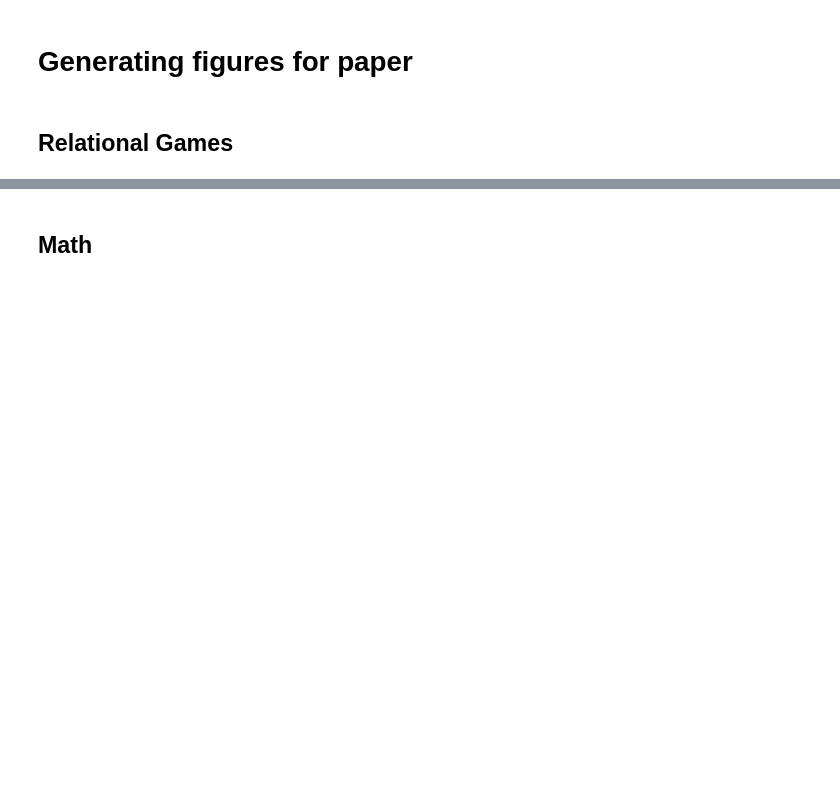
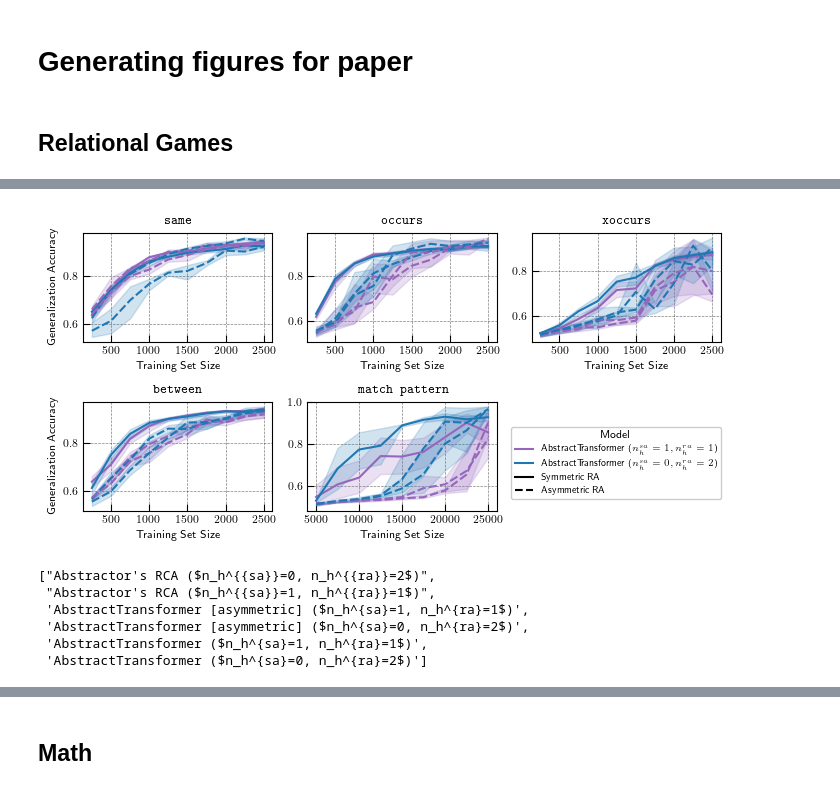
Before and after one commit to Awni00/abstract_transformer, a Jupyter notebook: figure_generation/figure_generation.ipynb, the cells around one changed output, grey strips where cells are left out. Saved outputs shown, nothing was run; the diff lists cells and outputs as text; code cells hidden in the pictures; blank space fills up the shorter version.

```diff
--- a/figure_generation/figure_generation.ipynb
+++ b/figure_generation/figure_generation.ipynb
@@ -115,0 +154,40 @@ fig.savefig(f'{save_dir}/relgames_learning_curves.pdf')
+# %%
+fig = plt.figure(figsize=(7,3.5))
+
+axes = []
+for i, task in enumerate(tasks):
+    # task filter
+    task_filter = figure_data.Task == task
+    ax_data = figure_data[task_filter]
+    # config filter
+    ax_data = ax_data[~ax_data['Symmetric RA'].isna()]
+
+    ax = fig.add_subplot(2, 3, i+1)
+    sns.lineplot(ax_data, ax=ax, x='Training Set Size', y='Generalization Accuracy', hue='Model', style='Symmetric RA', style_order=[True, False], legend=False,  palette=color_map_,
+        # estimator='mean', errorbar=('se', 1.96))
+        estimator='mean', errorbar=('ci', 95))
+    ax.set_title(task)
+    if (i%3) != 0:
+        ax.set_ylabel('')
+    axes.append(ax)
+
+# fig.legend(handles=ax.get_lines(), labels=models,  loc=(0.65, 0.15), fontsize='medium', title='Model')
+# create custom legend
+from matplotlib.lines import Line2D
+legend_elements = [*ax.get_lines()[:2], Line2D([0], [0], color='black', linestyle='-', label='Symmetric RA'), Line2D([0], [0], color='black', linestyle='--', label='Asymmetric RA')]
+legend_labels = [*models[1:3], 'Symmetric RA', 'Asymmetric RA']
+
+fig.legend(handles=legend_elements, labels=legend_labels,  loc=(0.68, 0.15), fontsize='small', title='Model') # TODO: make larger? go back to medium
+fig.set_tight_layout(True)
+fig.savefig(f'{save_dir}/relgames/relgames_learning_curves_symmetry_ablation.pdf')
+# %% [output]
+[figure, added]
+# %%
+list(ax_data.Model.unique())
+# %% [output]
+["Abstractor's RCA ($n_h^{{sa}}=0, n_h^{{ra}}=2$)",
+ "Abstractor's RCA ($n_h^{{sa}}=1, n_h^{{ra}}=1$)",
+ 'AbstractTransformer [asymmetric] ($n_h^{sa}=1, n_h^{ra}=1$)',
+ 'AbstractTransformer [asymmetric] ($n_h^{sa}=0, n_h^{ra}=2$)',
+ 'AbstractTransformer ($n_h^{sa}=1, n_h^{ra}=1$)',
+ 'AbstractTransformer ($n_h^{sa}=0, n_h^{ra}=2$)']
```
Also changed, not shown: parts of 27 cells of this notebook.
